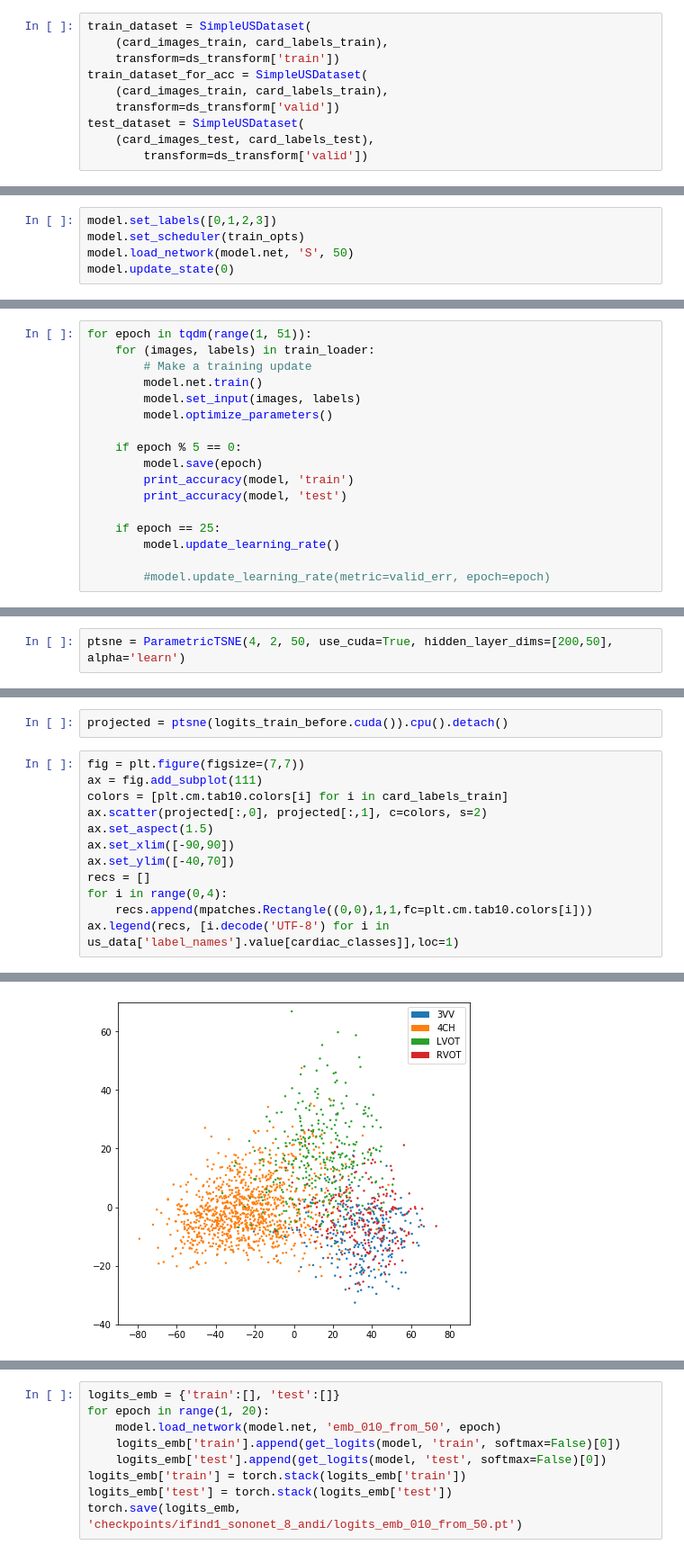
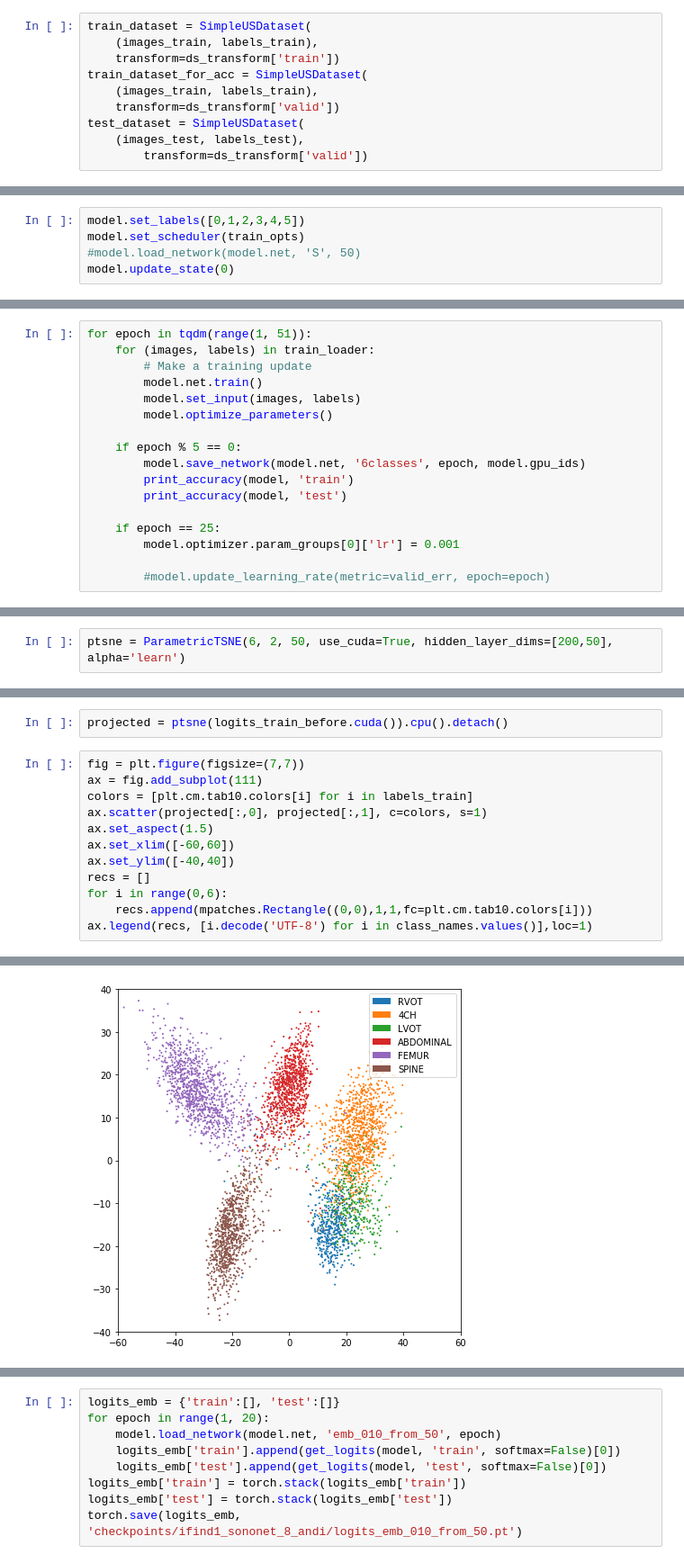
Before and after one commit to einbandi/latent-projective-interventions, a Jupyter notebook: sononet-ptsne.ipynb, the cells around one changed output, grey strips where cells are left out. Shown at 90% size. Cells and saved outputs as stored; diff of their text form.

```diff
--- a/sononet-ptsne.ipynb
+++ b/sononet-ptsne.ipynb
@@ -111,13 +115,13 @@ class AlteredUSDataset(torch.utils.data.TensorDataset):
         return len(self.images)
 # %%
 train_dataset = SimpleUSDataset(
-    (card_images_train, card_labels_train),
+    (images_train, labels_train),
     transform=ds_transform['train'])
 train_dataset_for_acc = SimpleUSDataset(
-    (card_images_train, card_labels_train),
+    (images_train, labels_train),
     transform=ds_transform['valid'])
 test_dataset = SimpleUSDataset(
-    (card_images_test, card_labels_test),
+    (images_test, labels_test),
         transform=ds_transform['valid'])
 # %%
 batch_size = train_opts.batchSize
@@ -181,8 +185,8 @@ Total number of parameters: 162604
 Model [FeedForwardClassifier] is created
 # %%
-model.set_labels([0,1,2,3])
+model.set_labels([0,1,2,3,4,5])
 model.set_scheduler(train_opts)
-model.load_network(model.net, 'S', 50)
+#model.load_network(model.net, 'S', 50)
 model.update_state(0)
 # %% [output]
 opt.lr_policy = [step_warmstart]
@@ -205,12 +208,12 @@ for epoch in tqdm(range(1, 51)):
         model.optimize_parameters()
 
     if epoch % 5 == 0:
-        model.save(epoch)
+        model.save_network(model.net, '6classes', epoch, model.gpu_ids)
         print_accuracy(model, 'train')
         print_accuracy(model, 'test')
 
     if epoch == 25:
-        model.update_learning_rate()
+        model.optimizer.param_groups[0]['lr'] = 0.001
 
         #model.update_learning_rate(metric=valid_err, epoch=epoch)
 # %% [output]
@@ -256,7 +253,7 @@ logits_train_before, labels_train = get_logits(model, 'train', softmax=False)
 # %%
 from ptsne.ptsne import ParametricTSNE
 # %%
-ptsne = ParametricTSNE(4, 2, 50, use_cuda=True, hidden_layer_dims=[200,50], alpha='learn')
+ptsne = ParametricTSNE(6, 2, 50, use_cuda=True, hidden_layer_dims=[200,50], alpha='learn')
 # %%
 ptsne.fit(logits_train_before, pretrain=True, verbose=True)
 # %% [output]
@@ -282,18 +279,18 @@ projected = ptsne(logits_train_before.cuda()).cpu().detach()
 # %%
 fig = plt.figure(figsize=(7,7))
 ax = fig.add_subplot(111)
-colors = [plt.cm.tab10.colors[i] for i in card_labels_train]
-ax.scatter(projected[:,0], projected[:,1], c=colors, s=2)
+colors = [plt.cm.tab10.colors[i] for i in labels_train]
+ax.scatter(projected[:,0], projected[:,1], c=colors, s=1)
 ax.set_aspect(1.5)
-ax.set_xlim([-90,90])
-ax.set_ylim([-40,70])
+ax.set_xlim([-60,60])
+ax.set_ylim([-40,40])
 recs = []
-for i in range(0,4):
+for i in range(0,6):
     recs.append(mpatches.Rectangle((0,0),1,1,fc=plt.cm.tab10.colors[i]))
-ax.legend(recs, [i.decode('UTF-8') for i in us_data['label_names'].value[cardiac_classes]],loc=1)
+ax.legend(recs, [i.decode('UTF-8') for i in class_names.values()],loc=1)
 # %% [output]
 <matplotlib.legend.Legend at 0x...>
-[figure, old version]
+[figure, new version]
 # %%
 shifted_train = torch.cat((
     (1./2. * projected[(card_labels_train == 0)] + 1./2. * projected[(card_labels_train == 0)].mean(axis=0)) + torch.tensor([3.,-5.]),
```
Also changed, not shown: parts of 19 cells of this notebook, 16 other files.
